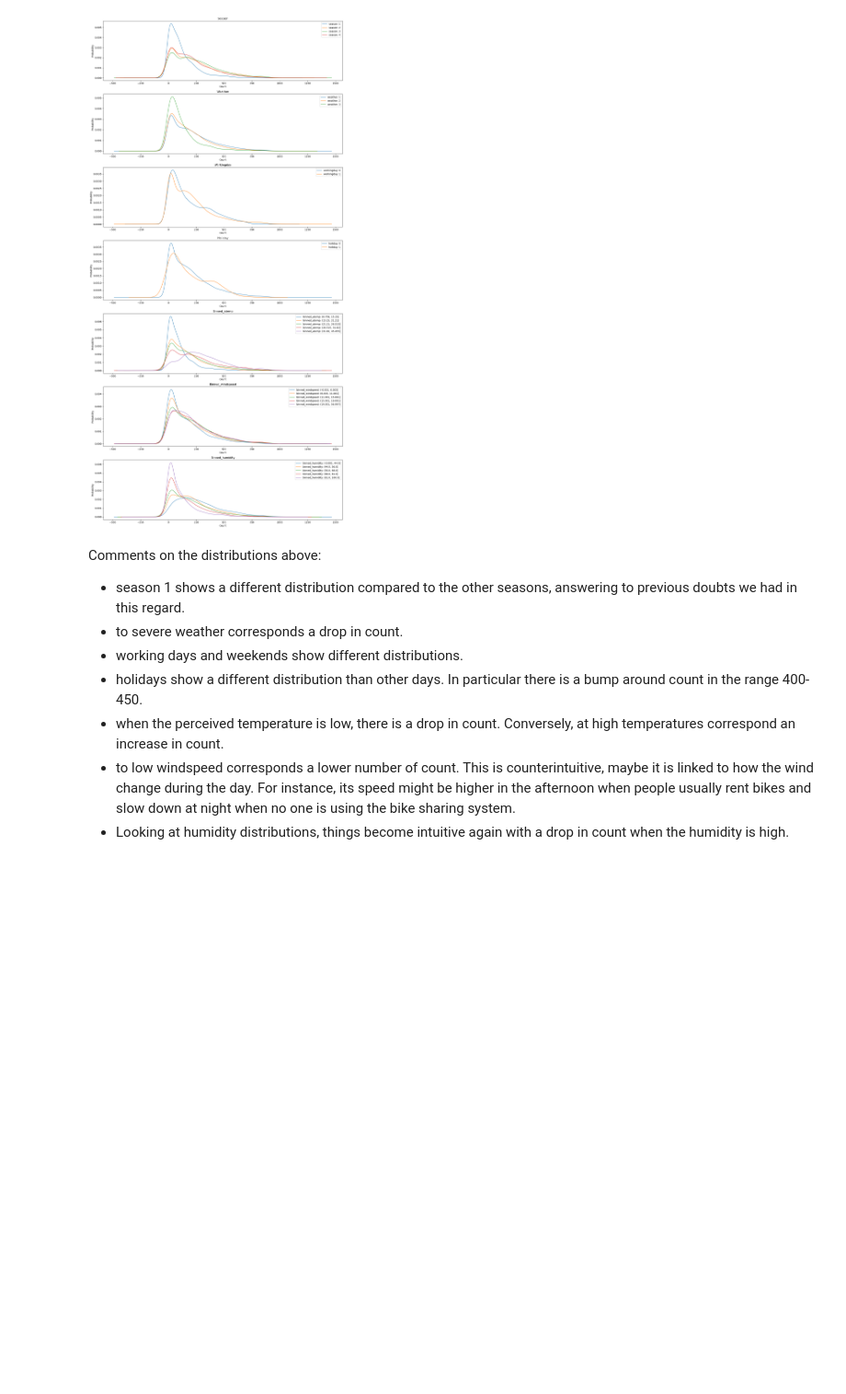
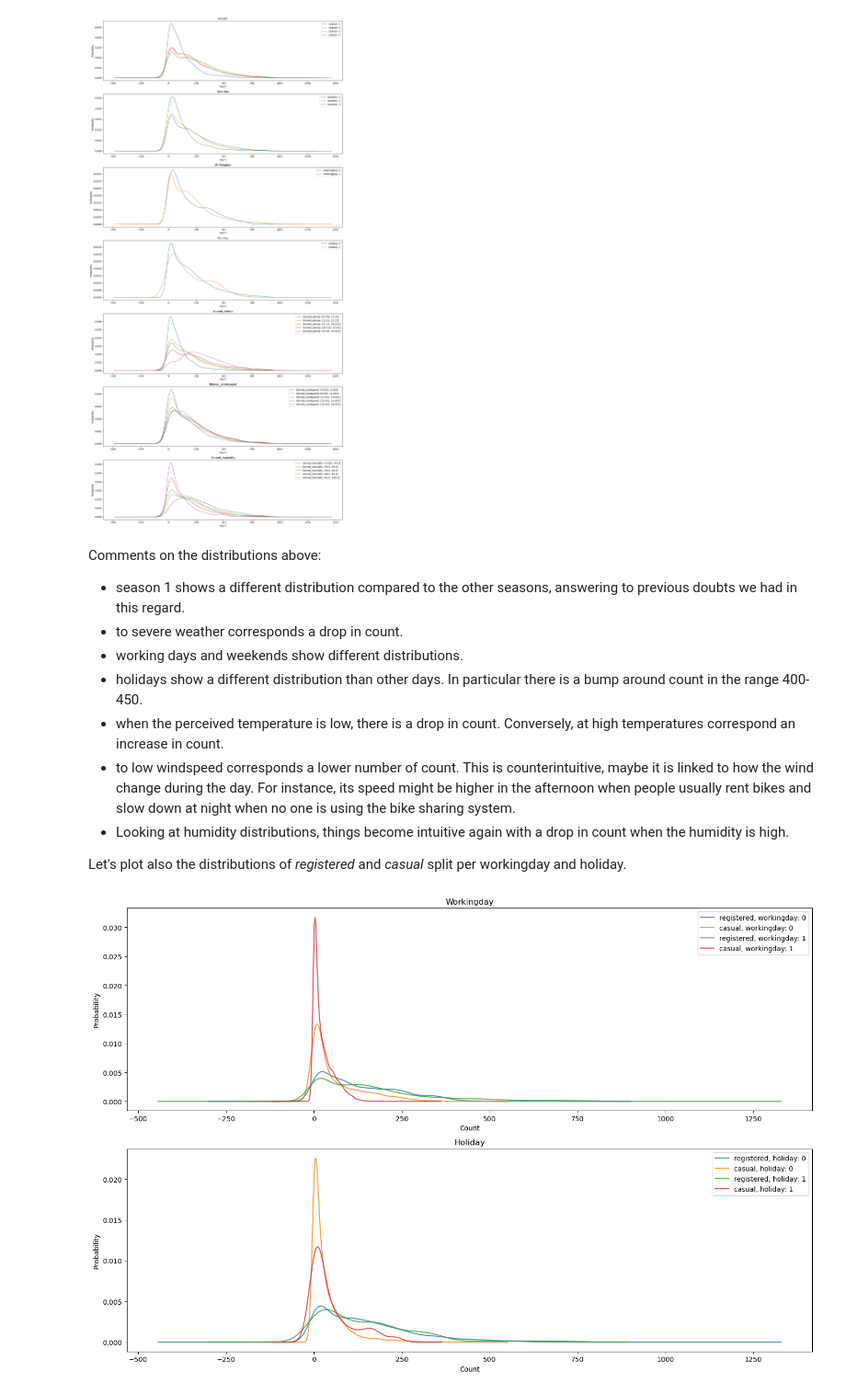
Before and after one commit to emivilla/ds-projects, a Jupyter notebook: bike_sharing/notebook.ipynb, the cells around one changed output. Shown at 92% size. Cells and saved outputs as stored; diff of their text form; code cells hidden in the pictures; blank space fills up the shorter version.

```diff
--- a/bike_sharing/notebook.ipynb
+++ b/bike_sharing/notebook.ipynb
@@ -191,3 +187,29 @@ Comments on the distributions above:
 - when the perceived temperature is low, there is a drop in count. Conversely, at high temperatures correspond an increase in count.
 - to low windspeed corresponds a lower number of count. This is counterintuitive, maybe it is linked to how the wind change during the day. For instance, its speed might be higher in the afternoon when people usually rent bikes and slow down at night when no one is using the bike sharing system.
 - Looking at humidity distributions, things become intuitive again with a drop in count when the humidity is high.
+
+Let's plot also the distributions of *registered* and *casual* split per workingday and holiday.
+# %%
+# Distributions
+# registered and casual per workingday
+# registered and casual per holiday
+
+# Make tmp df
+tmp = df_train.copy()
+
+# Add week of year column
+cols = ["workingday", "holiday"]
+fig, axes = plt.subplots(len(cols), 1, figsize=(15, 10))
+axes = axes.flatten()
+for i, c in enumerate(cols):
+    for uv in tmp[c].sort_values(ascending=True).unique():
+        tmp[tmp[c] == uv]["registered"].plot.kde(ax=axes[i], alpha=0.8, label=f"registered, {c}: {uv}")
+        tmp[tmp[c] == uv]["casual"].plot.kde(ax=axes[i], alpha=0.8, label=f"casual, {c}: {uv}")
+        axes[i].set_title(c.capitalize())
+        axes[i].set_ylabel("Probability")
+        axes[i].set_xlabel("Count")
+        axes[i].legend(loc=1)
+plt.tight_layout()
+plt.show()
+# %% [output]
+[figure, added]
```
Also changed, not shown: parts of 19 cells of this notebook.
